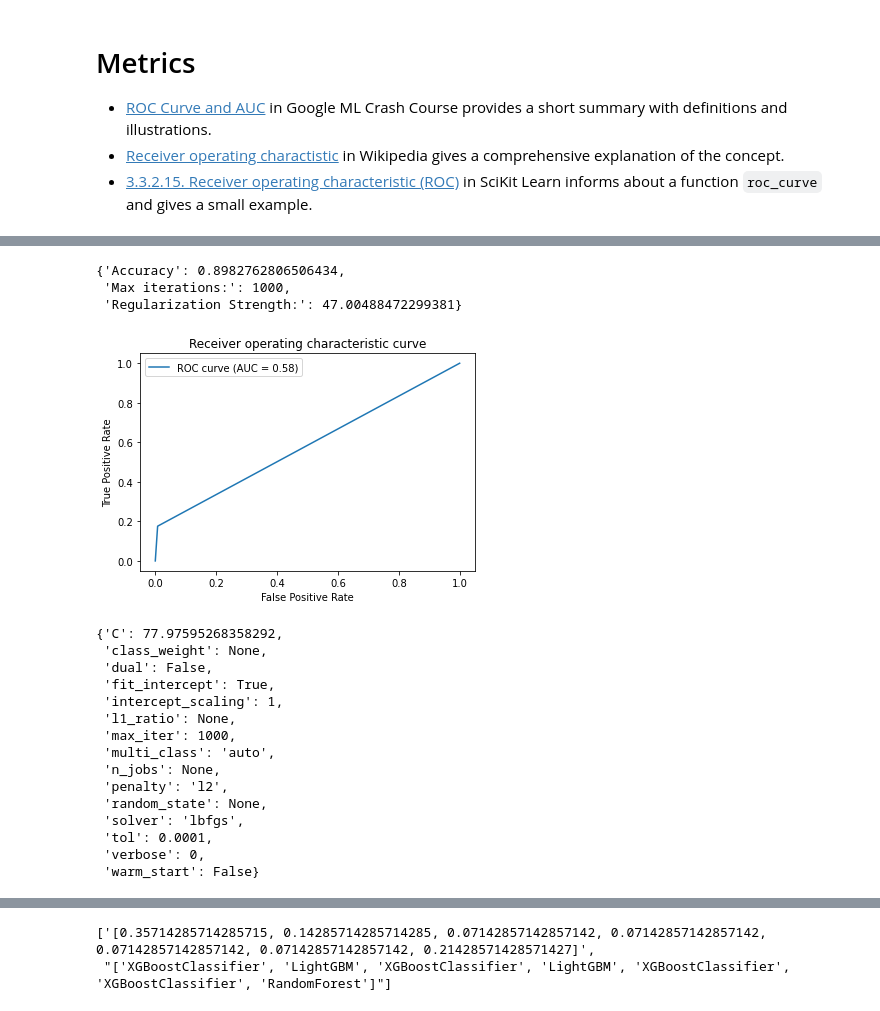
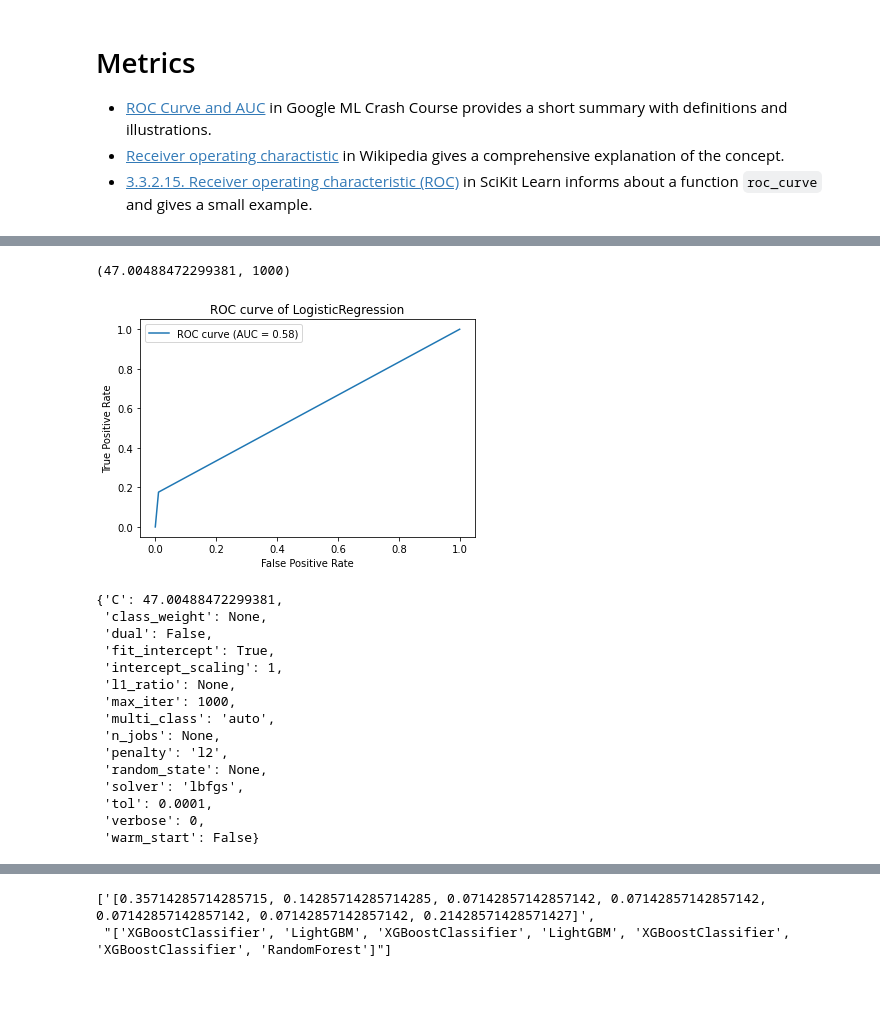
Before and after one commit to lustraka/Udacity01_Optimizing_a_Pipeline_in_Azure, a Jupyter notebook: sandbox-1/Colab_BankMarketingExperiments.ipynb, the cells around one changed output, grey strips where cells are left out. Drawn from its saved outputs; the diff is of its cells as text; code cells hidden in the pictures.

```diff
--- a/sandbox-1/Colab_BankMarketingExperiments.ipynb
+++ b/sandbox-1/Colab_BankMarketingExperiments.ipynb
@@ -80,5 +81,5 @@ def evaluate_clf(x_train, y_train, x_test, y_test, clf):
 # %%
-def plot_roc_curve(fpr, tpr, auc):
+def plot_roc_curve(fpr, tpr, auc, name):
   """Plot ROC curve. Print AUC score."""
 
   plt.figure()
@@ -86,7 +87,7 @@ def plot_roc_curve(fpr, tpr, auc):
   plt.ylabel('True Positive Rate')
   plt.plot(fpr, tpr, label=f"ROC curve (AUC = {auc:.2f})")
   plt.legend()
-  plt.title('Receiver operating characteristic curve')
+  plt.title('ROC curve of ' + name)
   plt.show()
 # %%
 from sklearn.tree import DecisionTreeRegressor
@@ -103,7 +104,9 @@ plot_roc_curve(*evaluate_clf(x_train, y_train, x_test, y_test, clf))
-# %%
-hdr_metrics = {'Regularization Strength:': 47.00488472299381, 'Max iterations:': 1000, 'Accuracy': 0.8982762806506434}
-hdr_metrics
-# %% [output]
-{'Accuracy': 0.8982762806506434,
- 'Max iterations:': 1000,
- 'Regularization Strength:': 47.00488472299381}
+# %%
+import requests
+import ast
+urls = {
+    'HyperDrive' : 'https://raw.githubusercontent.com/lustraka/nd00333_AZMLND_Optimizing_a_Pipeline_in_Azure-Starter_Files/master/sandbox-1/best_hdr_run_metrics.txt',
+    'AutoML' : 'https://raw.githubusercontent.com/lustraka/nd00333_AZMLND_Optimizing_a_Pipeline_in_Azure-Starter_Files/master/sandbox-1/best_aml_run_metrics.txt'
+}
+# %%
+metrics = {k:ast.literal_eval(requests.get(v).text) for k,v in urls.items()}
@@ -110,13 +119,21 @@ hdr_metrics
+# %%
+C = metrics['HyperDrive']['Regularization Strength:']
+max_iter = metrics['HyperDrive']['Max iterations:']
+C, max_iter
+# %% [output]
+(47.00488472299381, 1000)
 # %%
 from sklearn.linear_model import LogisticRegression
-clf = LogisticRegression(C=hdr_metrics['Regularization Strength:'], max_iter=hdr_metrics['Max iterations:'])
-plot_roc_curve(*evaluate_clf(x_train, y_train, x_test, y_test, clf))
+clf = LogisticRegression(C=C, max_iter=max_iter)
+fpr, tpr, auc, name = evaluate_clf(x_train, y_train, x_test, y_test, clf)
+metrics['HyperDrive']['AUC'] = auc
+plot_roc_curve(fpr, tpr, auc, name)
 # %% [output]
-[figure, old version]
+[figure, new version]
 # %%
 clf.get_params()
 # %% [output]
-{'C': 77.97595268358292,
+{'C': 47.00488472299381,
  'class_weight': None,
  'dual': False,
  'fit_intercept': True,
```
Also changed, not shown: parts of 16 cells of this notebook.
